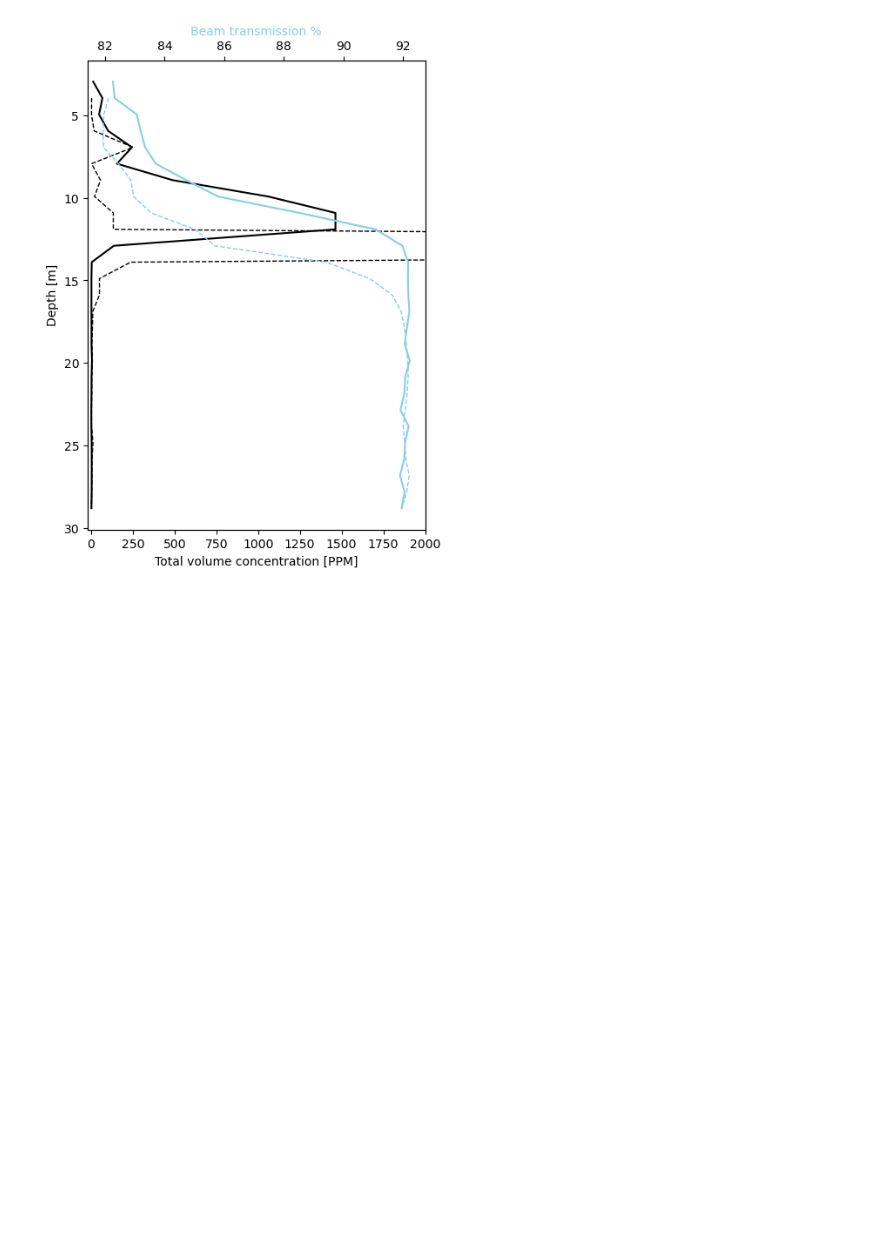
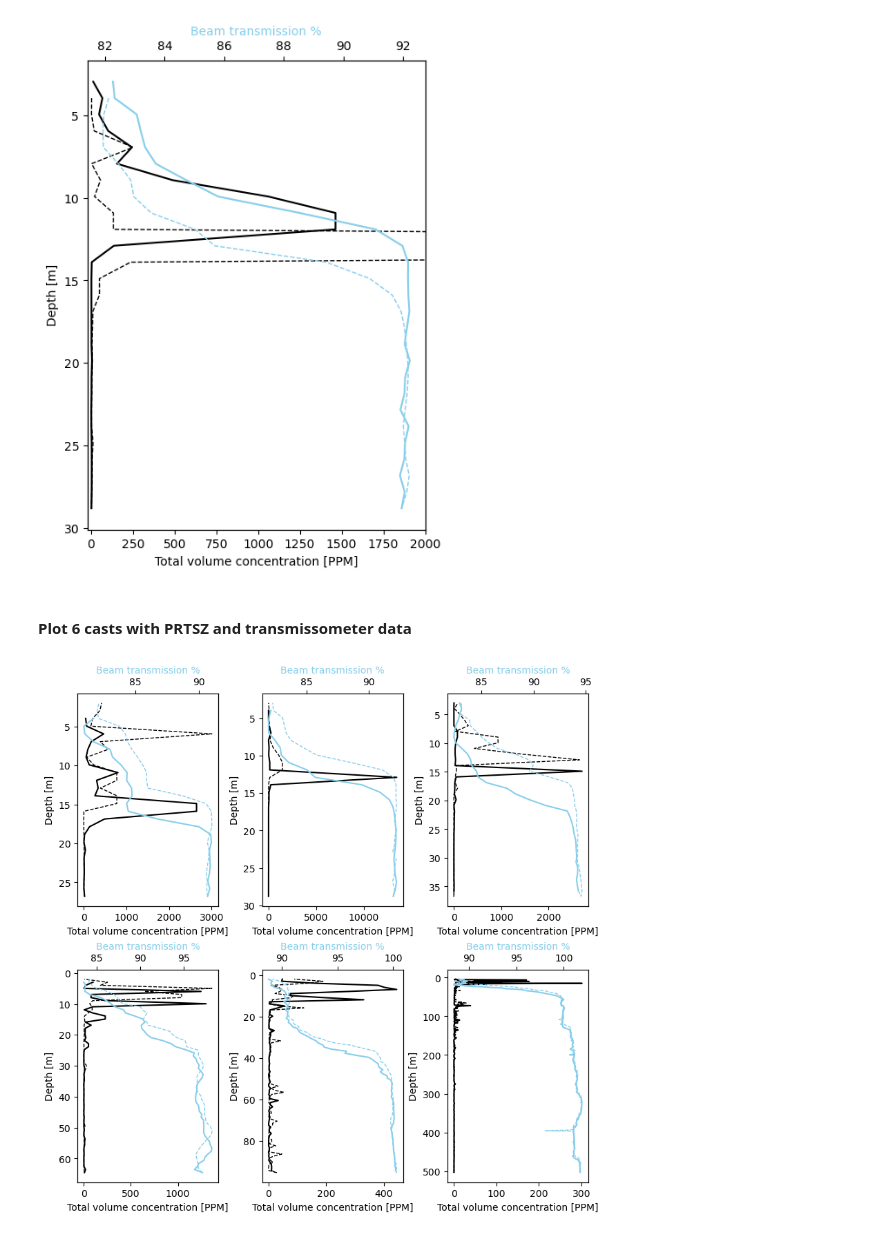
Before and after one commit to cooleyky/pioneer-20, a Jupyter notebook: cross_shelf_prtsz_ctd_comparison.ipynb, the cells around one changed output. Cells and saved outputs as stored; diff of their text form; code cells hidden in the pictures; blank space fills up the shorter version.

```diff
--- a/cross_shelf_prtsz_ctd_comparison.ipynb
+++ b/cross_shelf_prtsz_ctd_comparison.ipynb
@@ -91,7 +91,7 @@ def load_prtsz_volume_concentration(prtsz_file):
     prtsz_dt = pd.to_datetime(dt_df,
                             yearfirst=True, utc=True)
     # Create data array of total volume concentration with series
-    vol_con = xr.DataArray(data=total_vol_concentration,
+    vol_con = xr.DataArray(data=total_vol_concentration.astype(float),
                             coords={"time": prtsz_dt},
                             name="total_volume_concentration")
     return vol_con
@@ -304,0 +352,2 @@ fig.show()
+# %% [markdown]
+#### Plot 6 casts with PRTSZ and transmissometer data
@@ -304,0 +388,34 @@ fig.show()
+# %%
+# Get PRTSZ data recorded at same times as
+# transmissometer data
+cs1_volume_concentration = cs1_volume_concentration.sel(
+    time=cs1_beam_transmission.time, method="nearest"
+)
+cn_volume_concentration = cn_volume_concentration.sel(
+    time=cn_beam_transmission.time, method="nearest"
+)
+cs2_volume_concentration = cs2_volume_concentration.sel(
+    time=cs2_beam_transmission.time, method="nearest"
+)
+cs3_volume_concentration = cs3_volume_concentration.sel(
+    time=cs3_beam_transmission.time, method="nearest"
+)
+ea_volume_concentration = ea_volume_concentration.sel(
+    time=ea_beam_transmission.time, method="nearest"
+)
+cs4_volume_concentration = cs4_volume_concentration.sel(
+    time=cs4_beam_transmission.time, method="nearest"
+)
+# %%
+# Plot 2x3 subplot figure with comparison
+# profiles for each cast
+fig, axs = plt.subplots(2, 3, figsize=(8,8), layout="constrained")
+plot_prtsz_comparison(axs[0][0],cs1_volume_concentration, cs1_beam_transmission, cs1_depth)
+plot_prtsz_comparison(axs[0][1], cn_volume_concentration, cn_beam_transmission, cn_depth)
+plot_prtsz_comparison(axs[0][2], cs2_volume_concentration, cs2_beam_transmission, cs2_depth)
+plot_prtsz_comparison(axs[1][0], cs3_volume_concentration, cs3_beam_transmission, cs3_depth)
+plot_prtsz_comparison(axs[1][1], ea_volume_concentration, ea_beam_transmission, ea_depth)
+plot_prtsz_comparison(axs[1][2], cs4_volume_concentration, cs4_beam_transmission, cs4_depth)
+fig.show()
+# %% [output]
+[figure, added]
```
Also changed, not shown: parts of 17 cells of this notebook.
